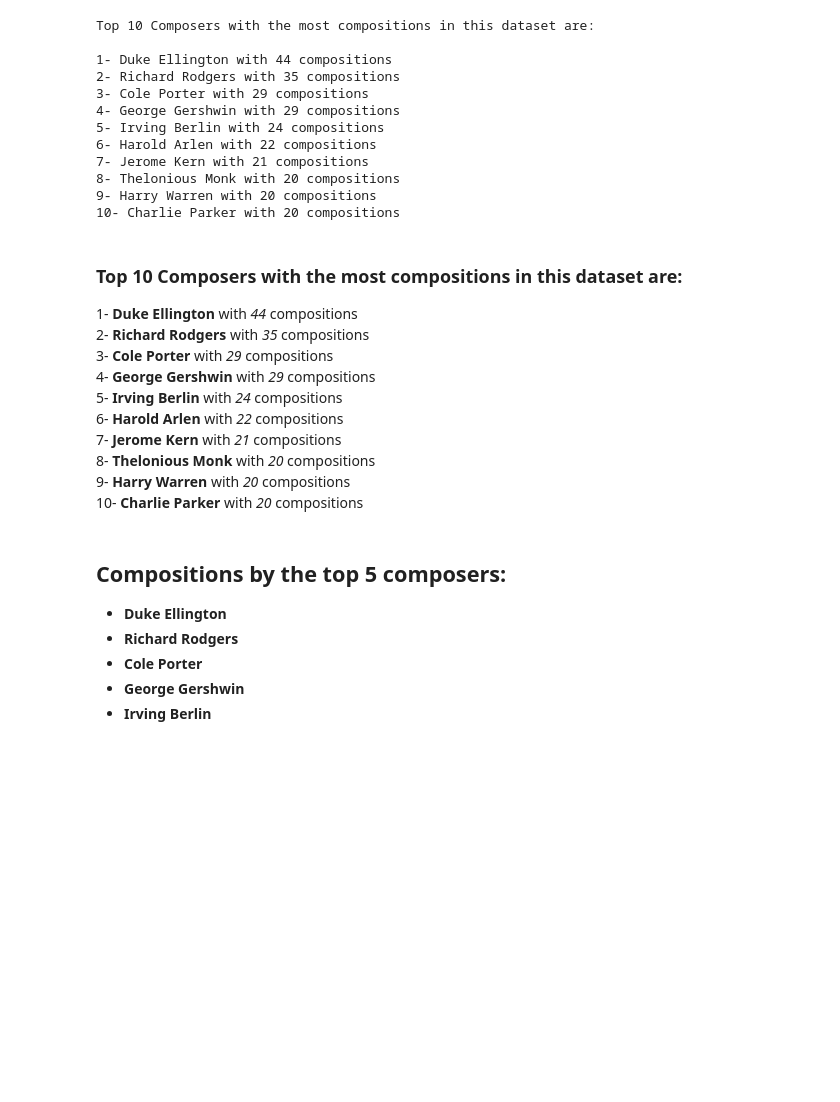
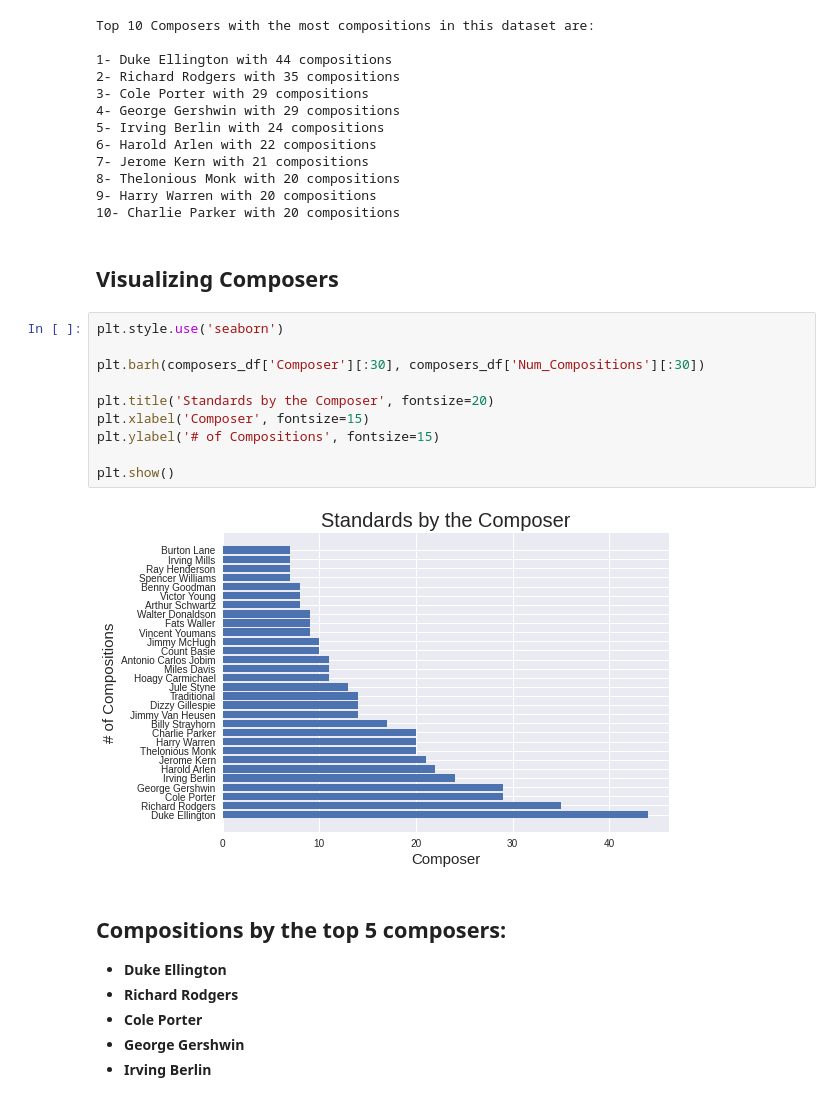
Before and after one commit to melihcanyardi/web-scraping-jazz-standards, a Jupyter notebook: An Analysis of the Jazz Standards.ipynb, the cells around one changed output. Cells and saved outputs as stored; diff of their text form; blank space fills up the shorter version.

```diff
--- a/An Analysis of the Jazz Standards.ipynb
+++ b/An Analysis of the Jazz Standards.ipynb
@@ -166,19 +174,20 @@ Top 10 Composers with the most compositions in this dataset are:
 8- Thelonious Monk with 20 compositions
 9- Harry Warren with 20 compositions
 10- Charlie Parker with 20 compositions
-# %% [markdown]
-### Top 10 Composers with the most compositions in this dataset are:
-
-1- **Duke Ellington** with *44* compositions
-2- **Richard Rodgers** with *35* compositions
-3- **Cole Porter** with *29* compositions
-4- **George Gershwin** with *29* compositions
-5- **Irving Berlin** with *24* compositions
-6- **Harold Arlen** with *22* compositions
-7- **Jerome Kern** with *21* compositions
-8- **Thelonious Monk** with *20* compositions
-9- **Harry Warren** with *20* compositions
-10- **Charlie Parker** with *20* compositions
+# %% [markdown]
+## Visualizing Composers
+# %%
+plt.style.use('seaborn')
+
+plt.barh(composers_df['Composer'][:30], composers_df['Num_Compositions'][:30])
+
+plt.title('Standards by the Composer', fontsize=20)
+plt.xlabel('Composer', fontsize=15)
+plt.ylabel('# of Compositions', fontsize=15)
+
+plt.show()
+# %% [output]
+[figure, added]
 # %% [markdown]
 ## Compositions by the top 5 composers:
 - **Duke Ellington**
```
Also changed, not shown: parts of 8 cells of this notebook.
